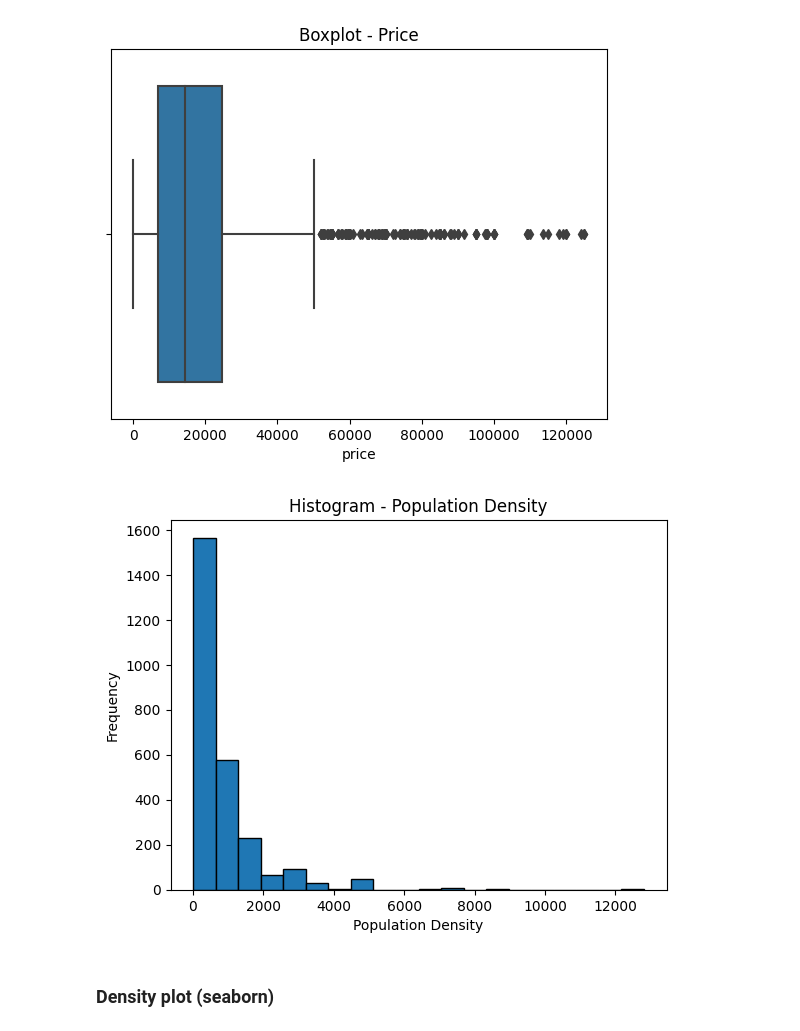
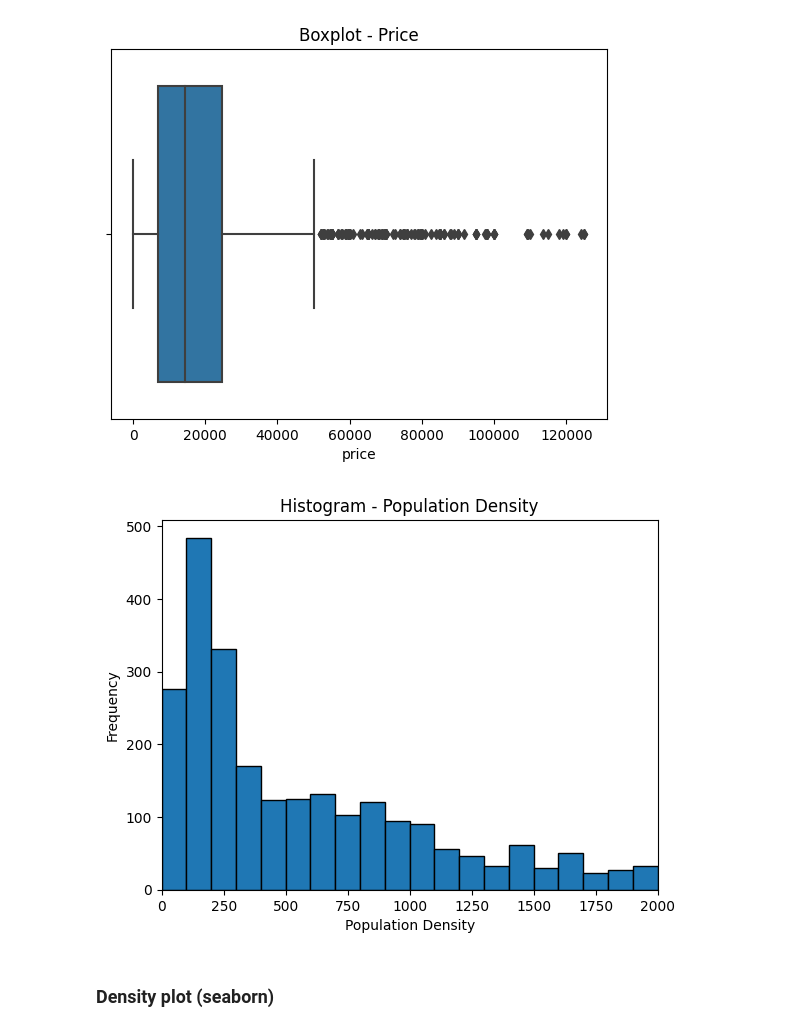
Before and after one commit to Sapdmsql/data_analytics_python_postgres, a Jupyter notebook: jupyter_postgres_db.ipynb, the cells around one changed output. Drawn from its saved outputs; the diff is of its cells as text; code cells hidden in the pictures.

```diff
--- a/jupyter_postgres_db.ipynb
+++ b/jupyter_postgres_db.ipynb
@@ -518,13 +518,28 @@ plt.show()
 # %% [output]
 [figure]
 # %%
-plt.hist(filtered_df['pop_dens'], bins=20, edgecolor='black')
+# Define the maximum value for pop_dens
+max_value = 2000
+
+# Calculate the number of bins you want (e.g., 20 bins)
+num_bins = 20
+
+# Calculate the bin width based on the maximum value and the number of bins
+bin_width = max_value / num_bins
+
+# Define the bin edges using numpy linspace
+bin_edges = np.linspace(0, max_value, num_bins + 1)
+
+plt.hist(filtered_df['pop_dens'], bins=bin_edges, edgecolor='black')
 plt.title('Histogram - Population Density')
 plt.xlabel('Population Density')
 plt.ylabel('Frequency')
+
+plt.xlim(0, max_value)  # Set the x-axis limit to the maximum value
+
 plt.show()
 # %% [output]
-[figure, old version]
+[figure, new version]
 # %% [markdown]
 ### Density plot  (seaborn)
 # %%
```
Also changed, not shown: parts of 12 cells of this notebook.
